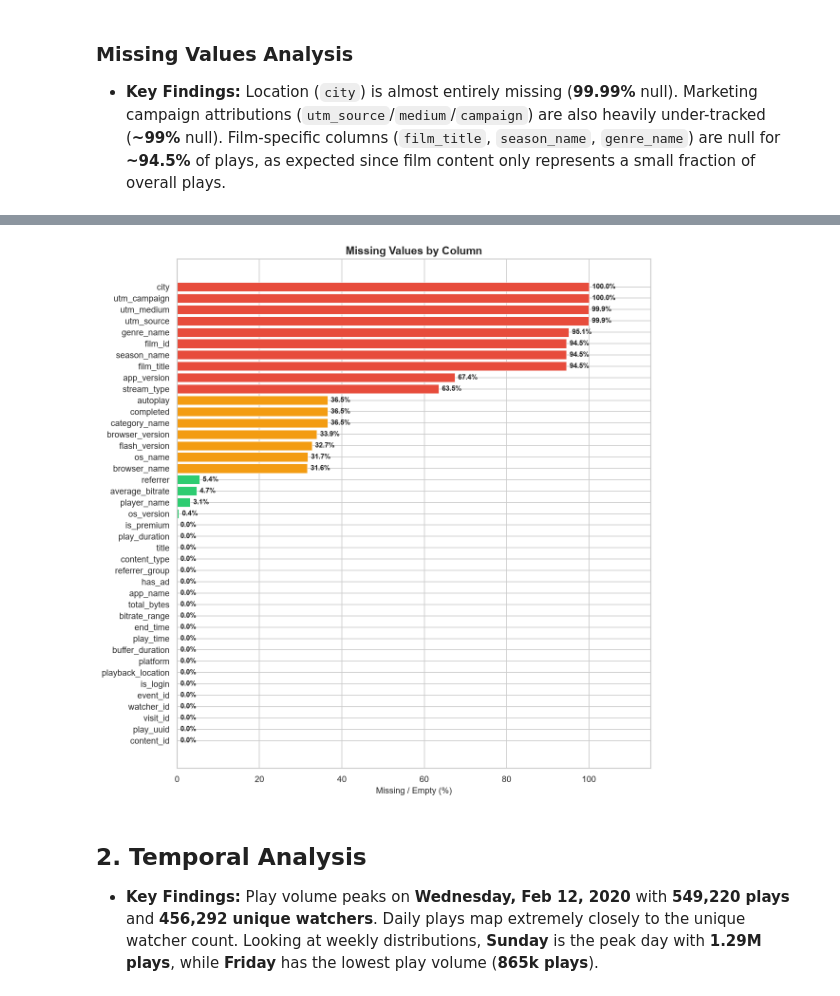
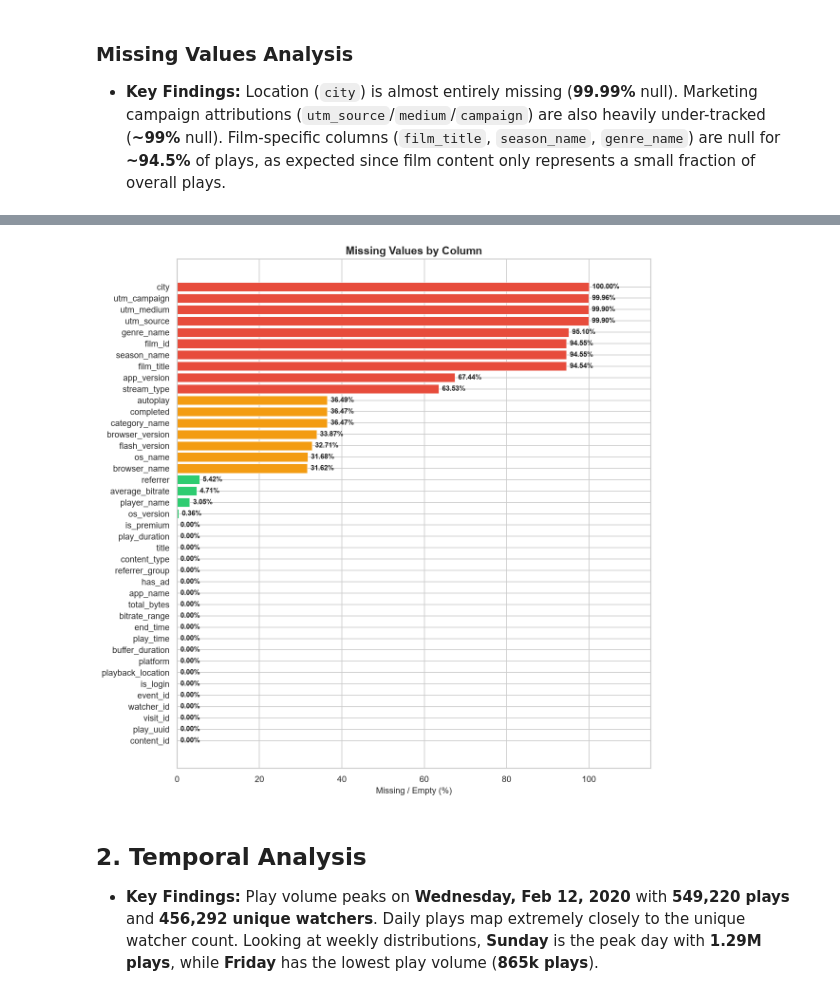
Before and after one commit to rahmalianto/practice, a Jupyter notebook: vidio_eda.ipynb, the cells around one changed output, grey strips where cells are left out. Saved outputs shown, nothing was run; the diff lists cells and outputs as text; code cells hidden in the pictures.

```diff
--- a/vidio_eda.ipynb
+++ b/vidio_eda.ipynb
@@ -143,31 +144,31 @@ Query processed 4.4 GB in 10 seconds of slot time.
 # %%
 # Visualize missing values as a horizontal bar chart
 import pandas as pd
 
 nulls_pd = df_nulls.to_pandas()
 total = nulls_pd['total_rows'].iloc[0]
 
 # Build a series of null counts (exclude total_rows)
 null_cols = [c for c in nulls_pd.columns if c.startswith('null_')]
 null_data = {c.replace('null_', ''): nulls_pd[c].iloc[0] for c in null_cols}
 null_series = pd.Series(null_data).sort_values(ascending=True)
-null_pct = (null_series / total * 100).round(1)
+null_pct = (null_series / total * 100).round(2)
 
 fig, ax = plt.subplots(figsize=(10, 10))
 colors = ['#e74c3c' if v > 50 else '#f39c12' if v > 20 else '#2ecc71' for v in null_pct.values]
 bars = ax.barh(null_pct.index, null_pct.values, color=colors, edgecolor='white', linewidth=0.5)
 
 for bar, pct in zip(bars, null_pct.values):
     ax.text(bar.get_width() + 0.8, bar.get_y() + bar.get_height()/2,
-            f'{pct:.1f}%', va='center', fontsize=9, fontweight='bold')
+            f'{pct:.2f}%', va='center', fontsize=9, fontweight='bold')
 
 ax.set_xlabel('Missing / Empty (%)', fontsize=11)
 ax.set_title('Missing Values by Column', fontsize=14, fontweight='bold')
 ax.set_xlim(0, max(null_pct.values) * 1.15 if max(null_pct.values) > 0 else 10)
 plt.tight_layout()
 plt.show()
 # %% [output]
-[figure, old version]
+[figure, new version]
 # %% [markdown]
 ## 2. Temporal Analysis
 
```
Also changed, not shown: parts of 20 cells of this notebook.
